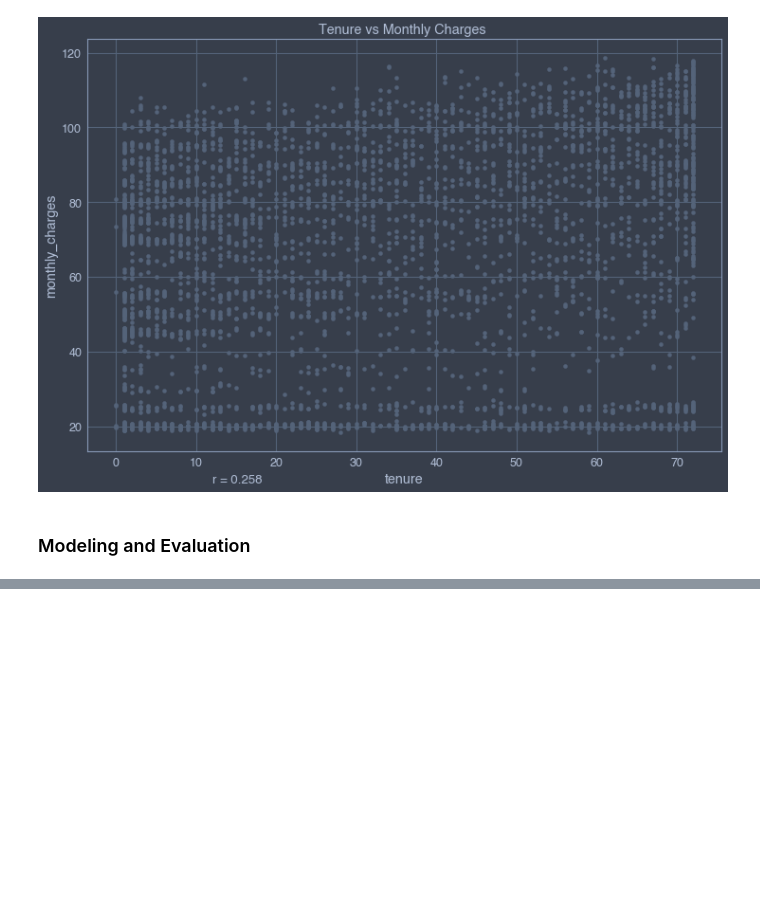
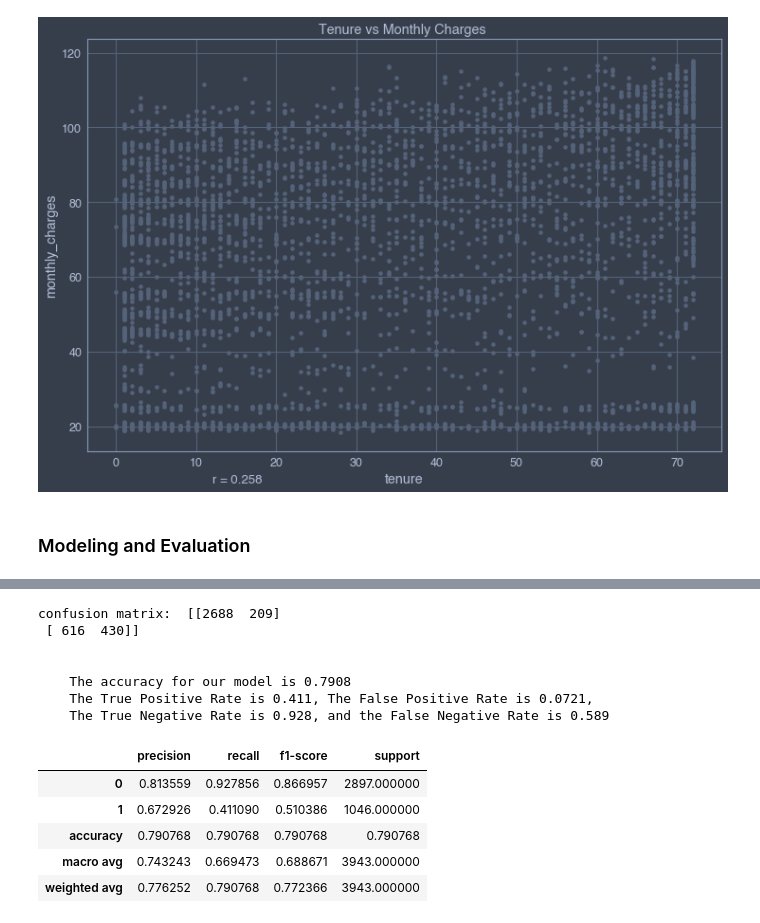
Before and after one commit to Ken-Alviola/Classification-Project, a Jupyter notebook: Classification_Project_Telco.ipynb, the cells around one changed output, grey strips where cells are left out. Cells and saved outputs as stored; diff of their text form; code cells hidden in the pictures; blank space fills up the shorter version.

```diff
--- a/Classification_Project_Telco.ipynb
+++ b/Classification_Project_Telco.ipynb
@@ -364,0 +439,26 @@ Text(12, 5, 'r = 0.258')
+# %%
+rf = RandomForestClassifier(bootstrap=True,
+                            class_weight=None,
+                            criterion='gini',
+                            min_samples_leaf=5,
+                            n_estimators=100,
+                            max_depth=5,
+                            random_state=123)
+rf = rf.fit(X_train, y_train)
+# %%
+rf_report = get_metrics(rf,X_train,y_train)
+rf_report
+# %% [output]
+confusion matrix:  [[2688  209]
+ [ 616  430]]
+
+
+    The accuracy for our model is 0.7908
+    The True Positive Rate is 0.411, The False Positive Rate is 0.0721,
+    The True Negative Rate is 0.928, and the False Negative Rate is 0.589
+|  | precision | recall | f1-score | support |
+| 0 | 0.813559 | 0.927856 | 0.866957 | 2897.000000 |
+| 1 | 0.672926 | 0.411090 | 0.510386 | 1046.000000 |
+| accuracy | 0.790768 | 0.790768 | 0.790768 | 0.790768 |
+| macro avg | 0.743243 | 0.669473 | 0.688671 | 3943.000000 |
+| weighted avg | 0.776252 | 0.790768 | 0.772366 | 3943.000000 |
```
Also changed, not shown: parts of 22 cells of this notebook, 2 other files.
